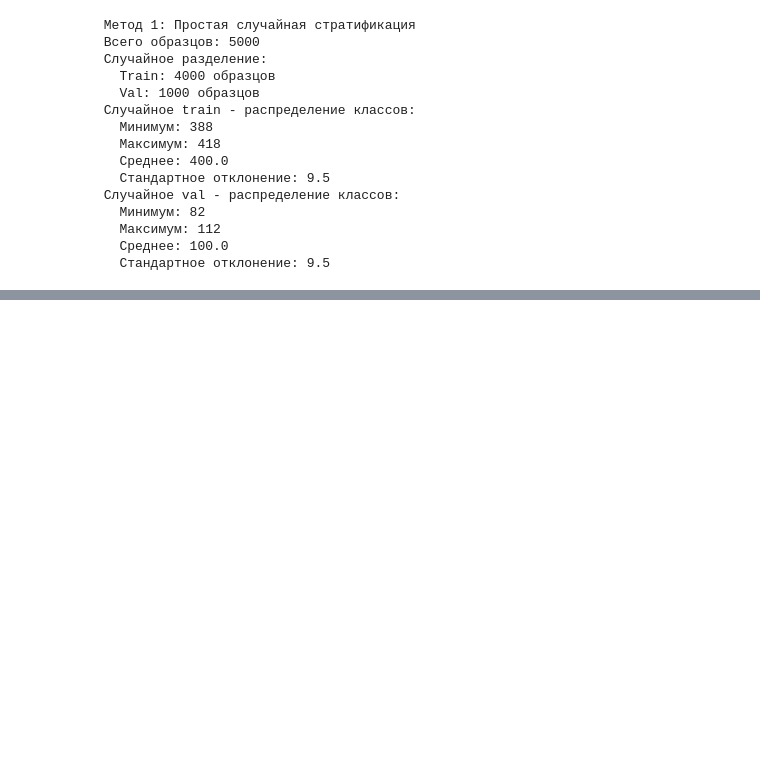
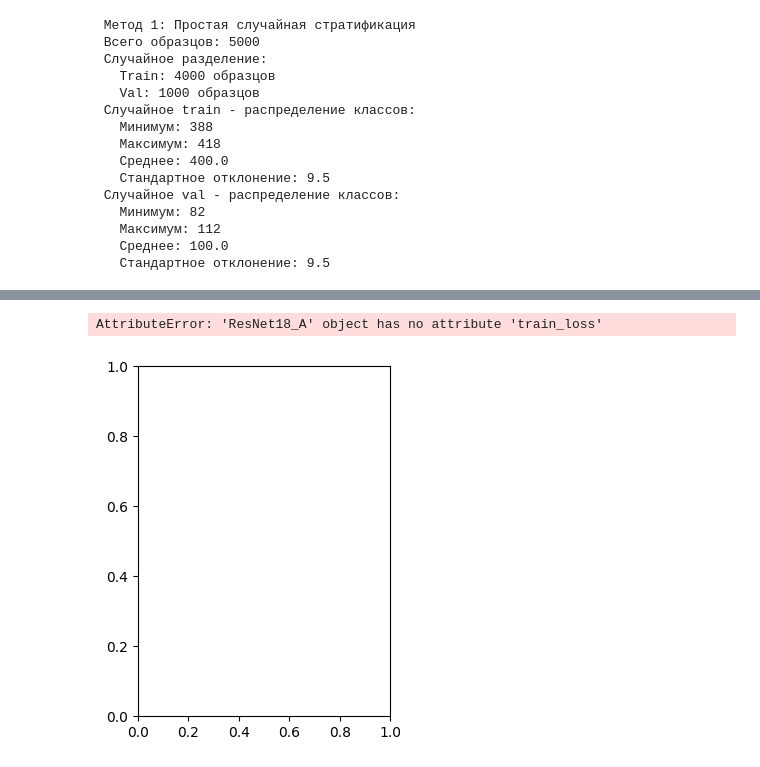
Before and after one commit to smthCreate/AI_Architecture, a Jupyter notebook: hw2.ipynb, the cells around one changed output, grey strips where cells are left out. Cells and saved outputs as stored; diff of their text form; code cells hidden in the pictures; blank space fills up the shorter version.

```diff
--- a/hw2.ipynb
+++ b/hw2.ipynb
@@ -488,7 +586,7 @@ def validate_epoch(model, data_loader, criterion, device):
 # %%
 import matplotlib.pyplot as plt
 
-def train_and_evaluate(model, train_loader, val_loader, optimizer, criterion, num_epochs, device):
+def train_and_evaluate(model, train_loader, val_loader, optimizer, criterion, num_epochs, device, plotting=False):
     best_val_acc = 0.0
 
     train_losses = []
@@ -516,7 +614,8 @@ def train_and_evaluate(model, train_loader, val_loader, optimizer, criterion, nu
             torch.save(model.state_dict(), 'best_model.pth')  # Сохранение модели
 
     # Построение графиков
-    plot_metrics(train_accuracies, val_accuracies, train_losses, val_losses)
+    if not plotting:
+        plot_metrics(train_accuracies, val_accuracies, train_losses, val_losses)
 
     print("Training complete.")
 
@@ -557 +692,28 @@ def print_model_info(model):
+# %%
+import torch.optim as optim
+
+def train_and_compare_models(train_loader, val_loader, num_classes=10, epochs=20):
+    # Create both models
+    device = torch.device("cuda" if torch.cuda.is_available() else "cpu")
+
+    model_A = ResNet18_A(num_classes=num_classes).to(device)
+    model_B = ResNet18_B(num_classes=num_classes).to(device)
+
+    # Define optimizers and loss functions
+    optimizer_A = optim.Adam(model_A.parameters(), lr=0.001)
+    optimizer_B = optim.Adam(model_B.parameters(), lr=0.001)
+    criterion = nn.CrossEntropyLoss()
+
+    # Train models
+    train_and_evaluate(model_A, train_loader, val_loader, optimizer_A, criterion, num_epochs=epochs, device=device, plotting=True)
+    train_and_evaluate(model_B, train_loader, val_loader, optimizer_B, criterion, num_epochs=epochs, device=device, plotting=True)
+
+    # Print model comparison results
+    print(f"Model A - Number of parameters: {sum(p.numel() for p in model_A.parameters())}")
+    print(f"Model B - Number of parameters: {sum(p.numel() for p in model_B.parameters())}")
+
+    # Plot metrics for both models
+    plot_2_models_metrics(model_A, model_B)
+
+    return model_A, model_B
 # %%
@@ -605,0 +733,3 @@ ResNet18(
+# %%
+model_A, model_B = train_and_compare_models(train_loader, val_loader, num_classes=10, epochs=20)
+# %% [output]
@@ -605,0 +753,2 @@ ResNet18(
+AttributeError: 'ResNet18_A' object has no attribute 'train_loss'
+[figure, added]
```
Also changed, not shown: parts of 5 cells of this notebook, 1 other file.
